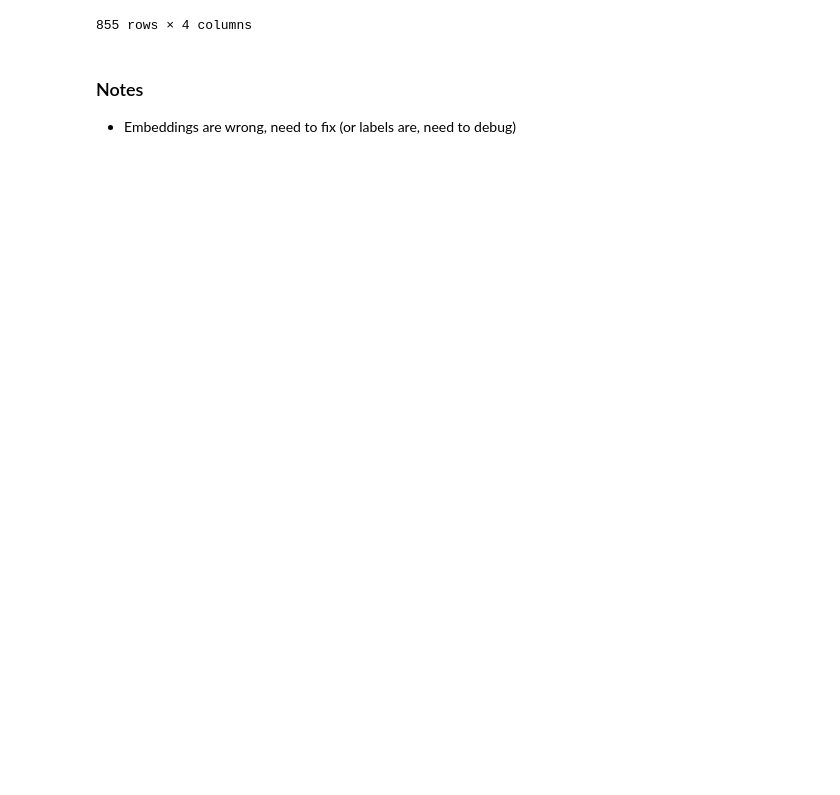
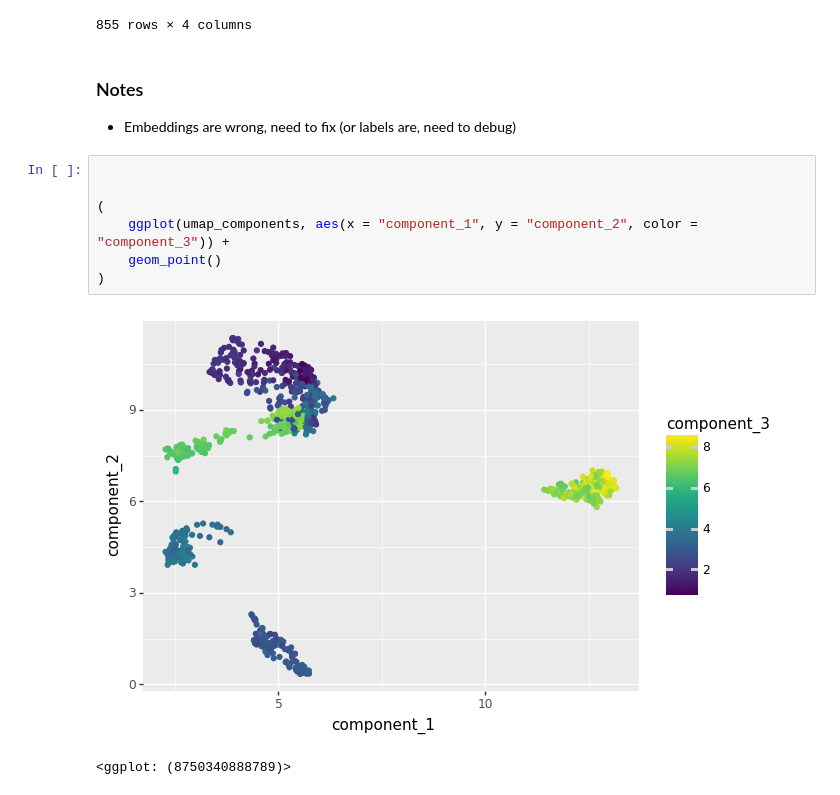
Before and after one commit to mjdall/pinterest_scraper, a Jupyter notebook: training.ipynb, the cells around one changed output. Saved outputs shown, nothing was run; the diff lists cells and outputs as text; blank space fills up the shorter version.

```diff
--- a/training.ipynb
+++ b/training.ipynb
@@ -452,6 +471,16 @@ Wall time: 5.45 s
 ### Notes
 
 * Embeddings are wrong, need to fix (or labels are, need to debug)
+# %%
+
+
+(
+    ggplot(umap_components, aes(x = "component_1", y = "component_2", color = "component_3")) +
+    geom_point()
+)
+# %% [output]
+[figure, added]
+<ggplot: (8750340888789)>
 # %%
 import plotly.express as px
 
```
Also changed, not shown: parts of 18 cells of this notebook.
